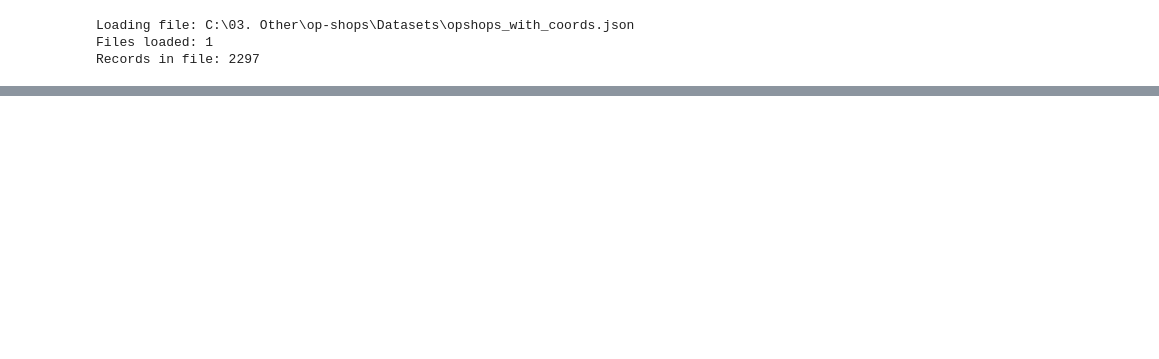
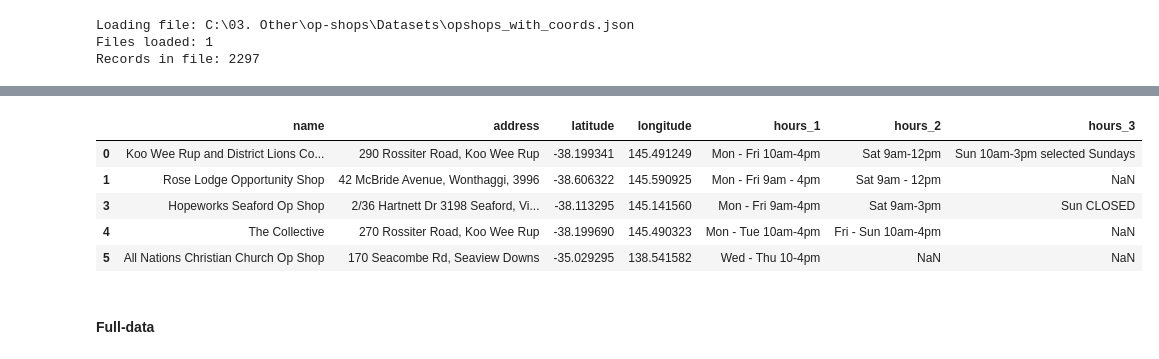
Before and after one commit to miqbal-id27/op-shops, a Jupyter notebook: Code/Initial_analysis.ipynb, the cells around one changed output, grey strips where cells are left out. Cells and saved outputs as stored; diff of their text form; code cells hidden in the pictures; blank space fills up the shorter version.

```diff
--- a/Code/Initial_analysis.ipynb
+++ b/Code/Initial_analysis.ipynb
@@ -90,0 +145,14 @@ df_opshop.head(5)
+# %%
+# Full-data
+df_fulldata = df_opshop[df_opshop["latitude"].notna() & df_opshop["longitude"].notna()]
+
+df_fulldata.head()
+# %% [output]
+|  | name | address | latitude | longitude | hours_1 | hours_2 | hours_3 |
+| 0 | Koo Wee Rup and District Lions Co... | 290 Rossiter Road, Koo Wee Rup | -38.199341 | 145.491249 | Mon - Fri 10am-4pm | Sat 9am-12pm | Sun 10am-3pm selected Sundays |
+| 1 | Rose Lodge Opportunity Shop | 42 McBride Avenue, Wonthaggi, 3996 | -38.606322 | 145.590925 | Mon - Fri 9am - 4pm | Sat 9am - 12pm | NaN |
+| 3 | Hopeworks Seaford Op Shop | 2/36 Hartnett Dr 3198 Seaford, Vi... | -38.113295 | 145.141560 | Mon - Fri 9am-4pm | Sat 9am-3pm | Sun CLOSED |
+| 4 | The Collective | 270 Rossiter Road, Koo Wee Rup | -38.199690 | 145.490323 | Mon - Tue 10am-4pm | Fri - Sun 10am-4pm | NaN |
+| 5 | All Nations Christian Church Op Shop | 170 Seacombe Rd, Seaview Downs | -35.029295 | 138.541582 | Wed - Thu 10-4pm | NaN | NaN |
+# %% [markdown]
+#### Full-data
```
Also changed, not shown: parts of 26 cells of this notebook.
